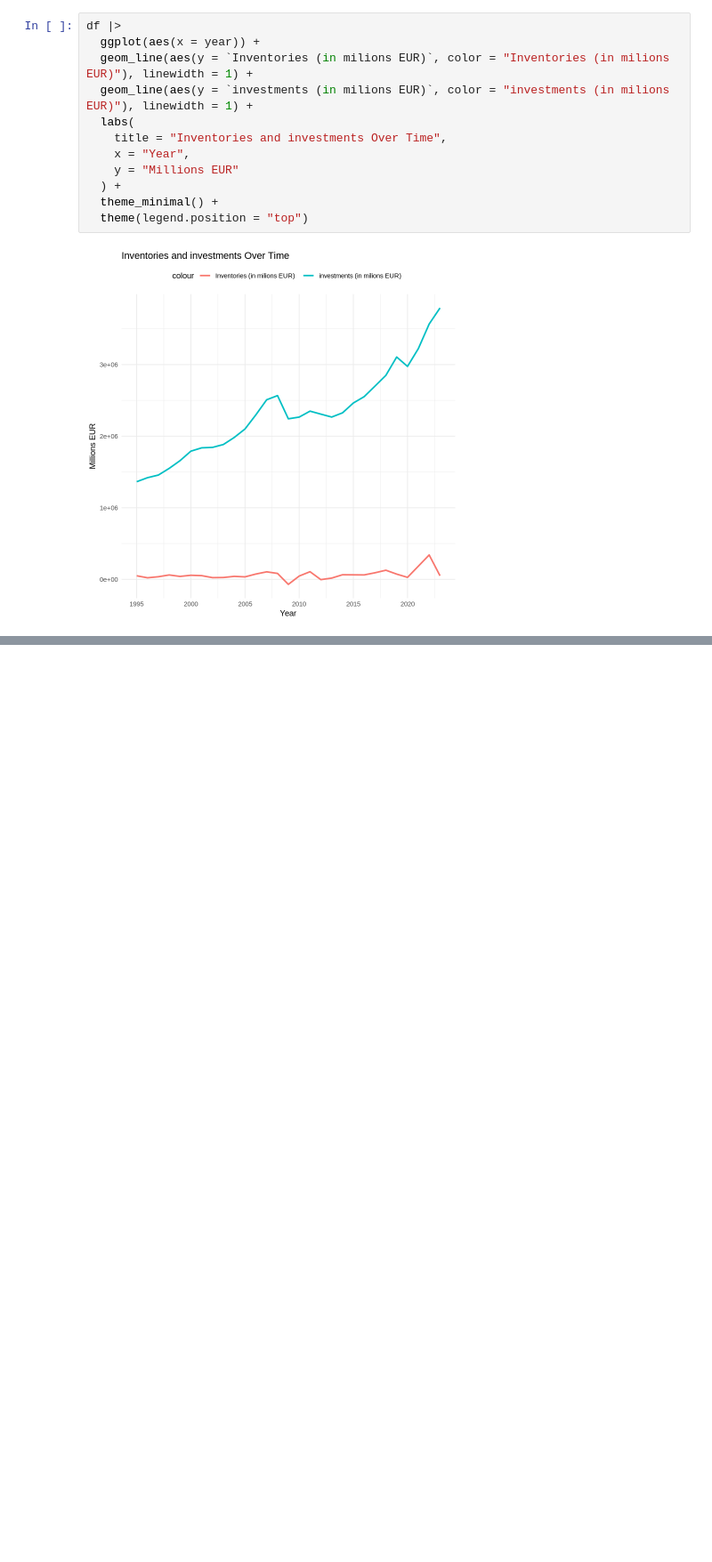
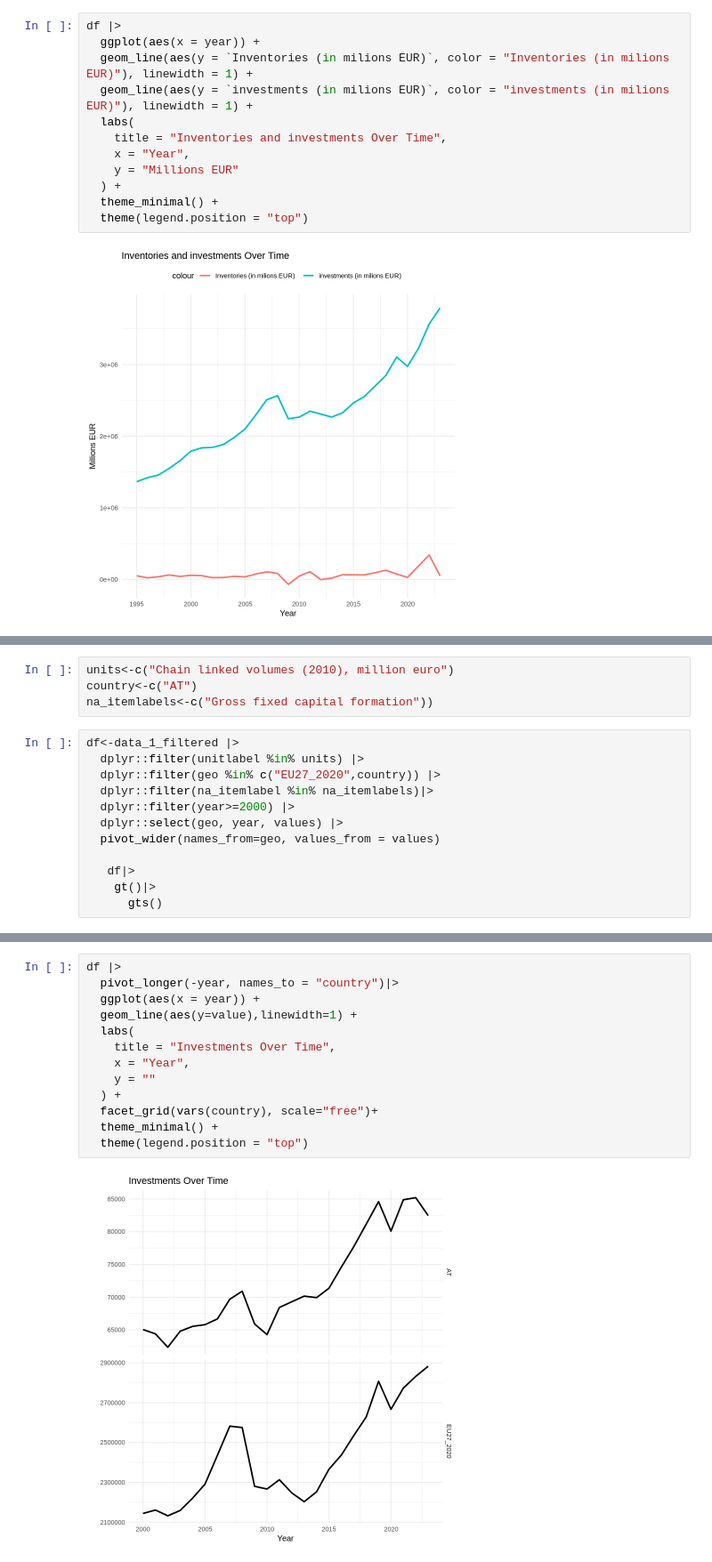
Before and after one commit to urosgodnov/BigData, a Jupyter notebook: ANALYSIS_OF_ECONOMIC_PERFORMANCE_OF_COUNTRIES_OVER_TIME.ipynb, the cells around one changed output, grey strips where cells are left out. Shown: that part at 89% size. Cells and saved outputs as stored; diff of their text form; blank space fills up the shorter version.

```diff
--- a/ANALYSIS_OF_ECONOMIC_PERFORMANCE_OF_COUNTRIES_OVER_TIME.ipynb
+++ b/ANALYSIS_OF_ECONOMIC_PERFORMANCE_OF_COUNTRIES_OVER_TIME.ipynb
@@ -722,0 +740,16 @@ df |>
+# %%
+units<-c("Chain linked volumes (2010), million euro")
+country<-c("AT")
+na_itemlabels<-c("Gross fixed capital formation"))
+# %%
+df<-data_1_filtered |>
+  dplyr::filter(unitlabel %in% units) |>
+  dplyr::filter(geo %in% c("EU27_2020",country)) |>
+  dplyr::filter(na_itemlabel %in% na_itemlabels)|>
+  dplyr::filter(year>=2000) |>
+  dplyr::select(geo, year, values) |>
+  pivot_wider(names_from=geo, values_from = values)
+
+   df|>
+    gt()|>
+      gts()
@@ -722,0 +774,15 @@ df |>
+# %%
+df |>
+  pivot_longer(-year, names_to = "country")|>
+  ggplot(aes(x = year)) +
+  geom_line(aes(y=value),linewidth=1) +
+  labs(
+    title = "Investments Over Time",
+    x = "Year",
+    y = ""
+  ) +
+  facet_grid(vars(country), scale="free")+
+  theme_minimal() +
+  theme(legend.position = "top")
+# %% [output]
+[figure, added]
```
Also changed, not shown: parts of 9 cells of this notebook.
